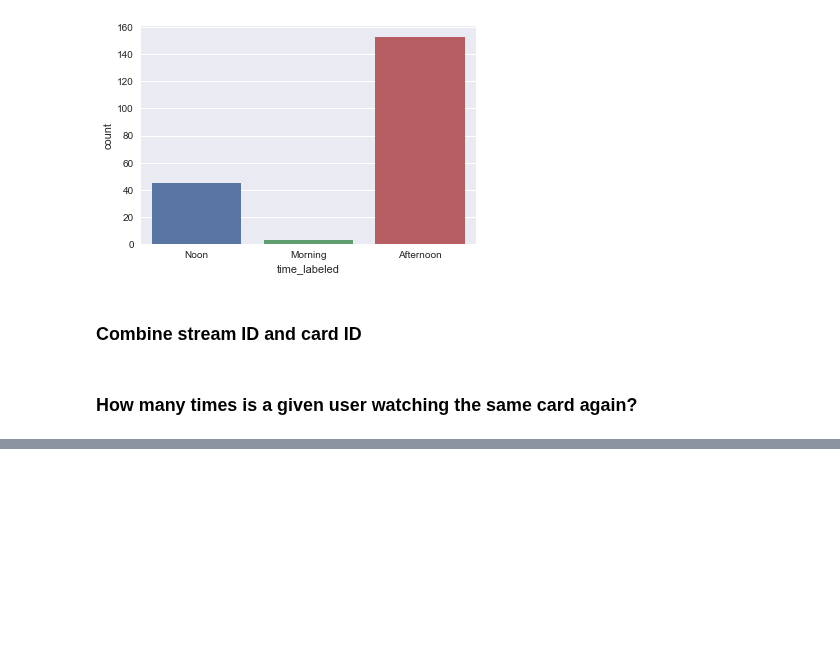
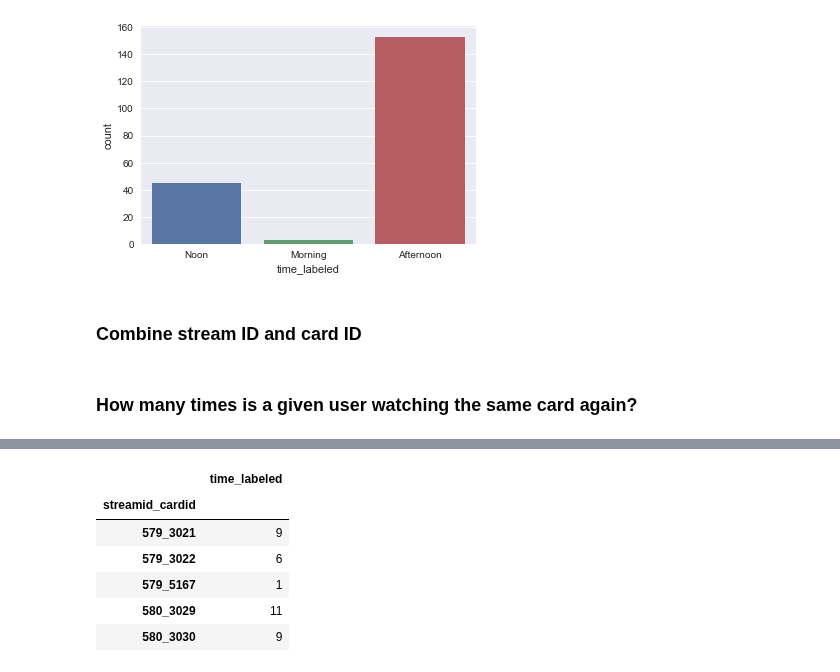
Before and after one commit to ace-racer/ContextualRecommender, a Jupyter notebook: hybird_recommender/Process raw stream views.ipynb, the cells around one changed output, grey strips where cells are left out. Cells and saved outputs as stored; diff of their text form; code cells hidden in the pictures; blank space fills up the shorter version.

```diff
--- a/hybird_recommender/Process raw stream views.ipynb
+++ b/hybird_recommender/Process raw stream views.ipynb
@@ -172,2 +172,11 @@ user_views_df.head()
 # %%
-user_views_grouped_df = user_views_df.groupby("streamid_cardid").agg('count')
+user_views_aggr_df = user_views_df.groupby("streamid_cardid").agg('count')
+user_views_aggr_df.head()
+# %% [output]
+|  | time_labeled |
+| streamid_cardid |  |
+| 579_3021 | 9 |
+| 579_3022 | 6 |
+| 579_5167 | 1 |
+| 580_3029 | 11 |
+| 580_3030 | 9 |
```
Also changed, not shown: parts of 3 cells of this notebook, 1 other file.
